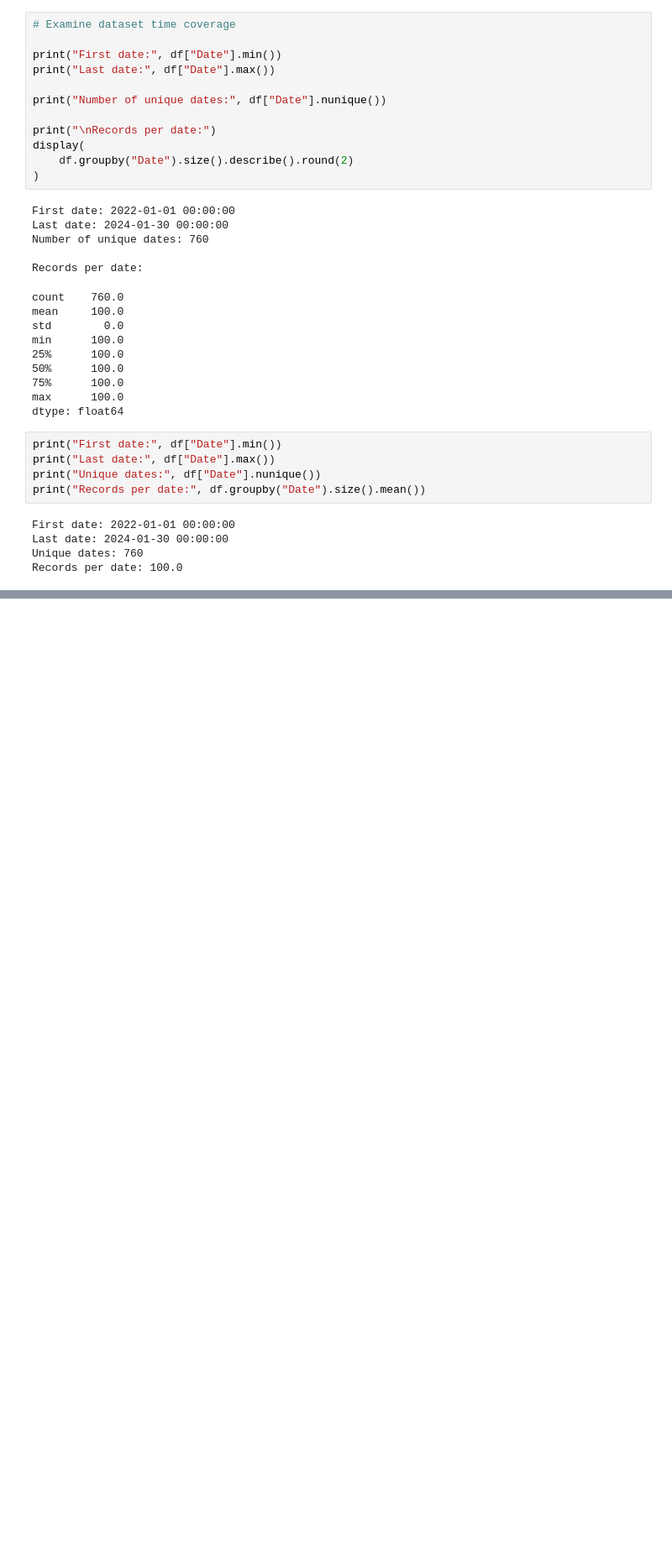
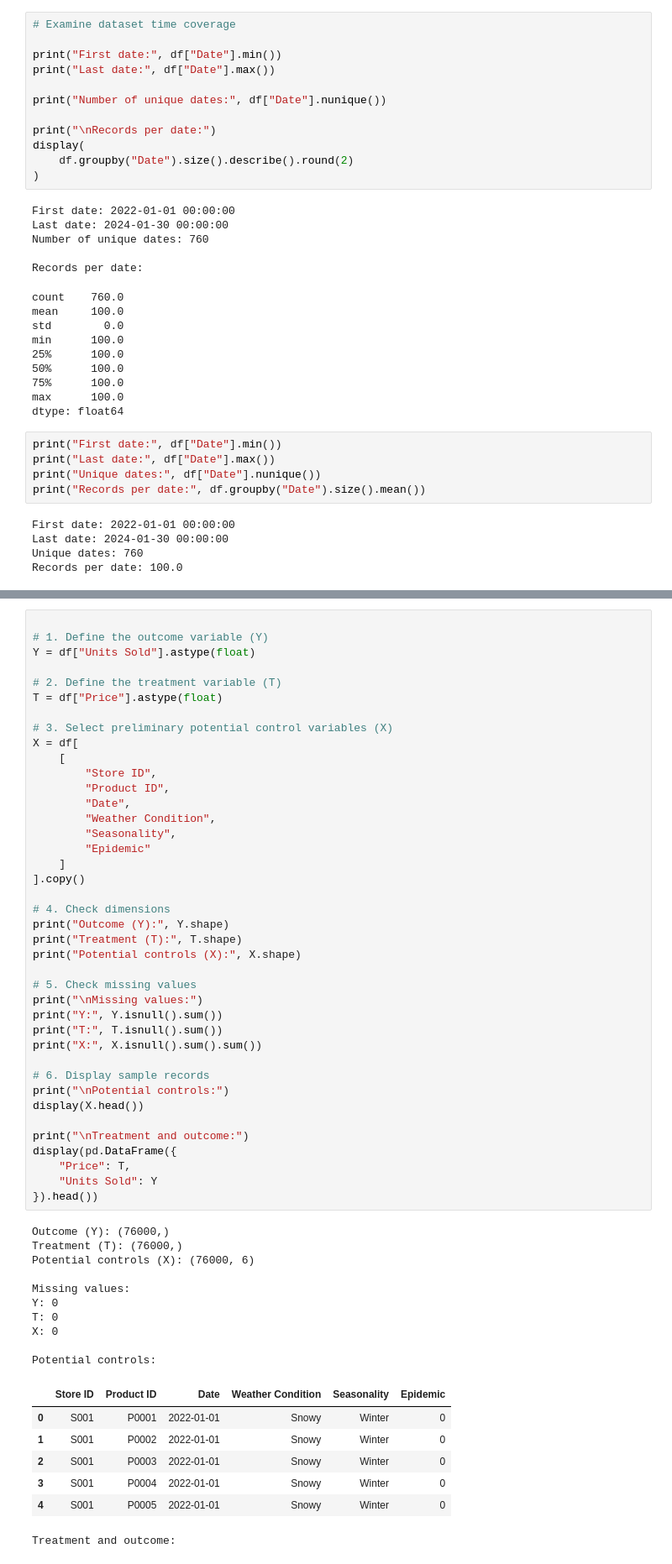
Before and after one commit to methukulokesh/EconoCausal, a Jupyter notebook: reports/notebooks/03_double_machine_learning.ipynb, the cells around one changed output, grey strips where cells are left out. Shown at 84% size. Cells and saved outputs as stored; diff of their text form; blank space fills up the shorter version.

```diff
--- a/reports/notebooks/03_double_machine_learning.ipynb
+++ b/reports/notebooks/03_double_machine_learning.ipynb
@@ -547,0 +618,58 @@ Records per date: 100.0
+# %%
+
+# 1. Define the outcome variable (Y)
+Y = df["Units Sold"].astype(float)
+
+# 2. Define the treatment variable (T)
+T = df["Price"].astype(float)
+
+# 3. Select preliminary potential control variables (X)
+X = df[
+    [
+        "Store ID",
+        "Product ID",
+        "Date",
+        "Weather Condition",
+        "Seasonality",
+        "Epidemic"
+    ]
+].copy()
+
+# 4. Check dimensions
+print("Outcome (Y):", Y.shape)
+print("Treatment (T):", T.shape)
+print("Potential controls (X):", X.shape)
+
+# 5. Check missing values
+print("\nMissing values:")
+print("Y:", Y.isnull().sum())
+print("T:", T.isnull().sum())
+print("X:", X.isnull().sum().sum())
+
+# 6. Display sample records
+print("\nPotential controls:")
+display(X.head())
+
+print("\nTreatment and outcome:")
+display(pd.DataFrame({
+    "Price": T,
+    "Units Sold": Y
+}).head())
+# %% [output]
+Outcome (Y): (76000,)
+Treatment (T): (76000,)
+Potential controls (X): (76000, 6)
+
+Missing values:
+Y: 0
+T: 0
+X: 0
+
+Potential controls:
+|  | Store ID | Product ID | Date | Weather Condition | Seasonality | Epidemic |
+| 0 | S001 | P0001 | 2022-01-01 | Snowy | Winter | 0 |
+| 1 | S001 | P0002 | 2022-01-01 | Snowy | Winter | 0 |
+| 2 | S001 | P0003 | 2022-01-01 | Snowy | Winter | 0 |
+| 3 | S001 | P0004 | 2022-01-01 | Snowy | Winter | 0 |
+| 4 | S001 | P0005 | 2022-01-01 | Snowy | Winter | 0 |
+Treatment and outcome:
```
Also changed, not shown: parts of 11 cells of this notebook, 1 other file.
